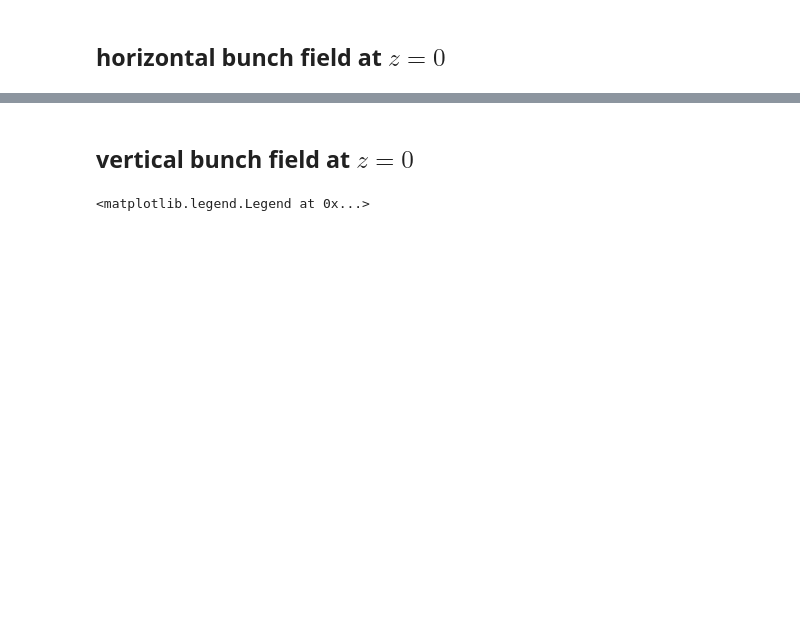
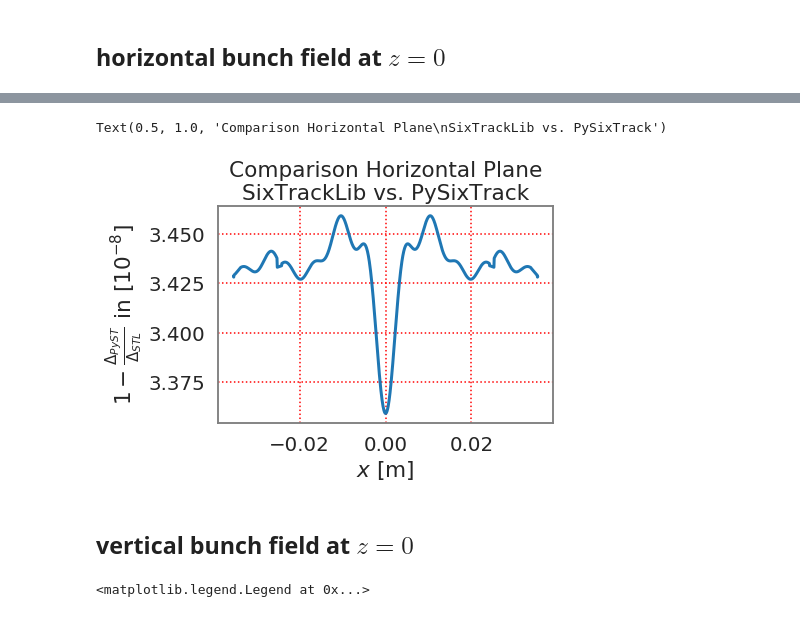
Before and after one commit to aoeftiger/sixtracklib_pyht_playground, a Jupyter notebook: sis100/2020-01-06--frozenSC-setup/Test_frozenSC.ipynb, the cells around one changed output, grey strips where cells are left out. Cells and saved outputs as stored; diff of their text form; code cells hidden in the pictures; blank space fills up the shorter version.

```diff
--- a/sis100/2020-01-06--frozenSC-setup/Test_frozenSC.ipynb
+++ b/sis100/2020-01-06--frozenSC-setup/Test_frozenSC.ipynb
@@ -109,4 +108,6 @@ x0 = np.linspace(-3*sc_node.sigma_x, 3*sc_node.sigma_x, npart)
 pysixtrack_particles.x = x0
 # %%
 sc_node.track(pysixtrack_particles)
+# %%
+horizontal_scan_fx = pysixtrack_particles.px / sc_node.length
 # %%
@@ -224,3 +228,11 @@ plt.legend(loc=2, framealpha=1, bbox_to_anchor=(-0.4, 0.95))
+# %%
+plt.plot(particles.x, 1e8 * (1 - horizontal_scan_fx / (particles.px / sc_node_length)))
+plt.ylabel(r'$1 - \frac{\Delta_{PyST}}{\Delta_{STL}}$ in [$10^{-8}$]')
+plt.xlabel('$x$ [m]')
+plt.title('Comparison Horizontal Plane\nSixTrackLib vs. PySixTrack')
+# %% [output]
+Text(0.5, 1.0, 'Comparison Horizontal Plane\nSixTrackLib vs. PySixTrack')
+[figure, added]
 # %% [markdown]
 ## vertical bunch field at $z=0$
 # %%
```
Also changed, not shown: parts of 15 cells of this notebook.
